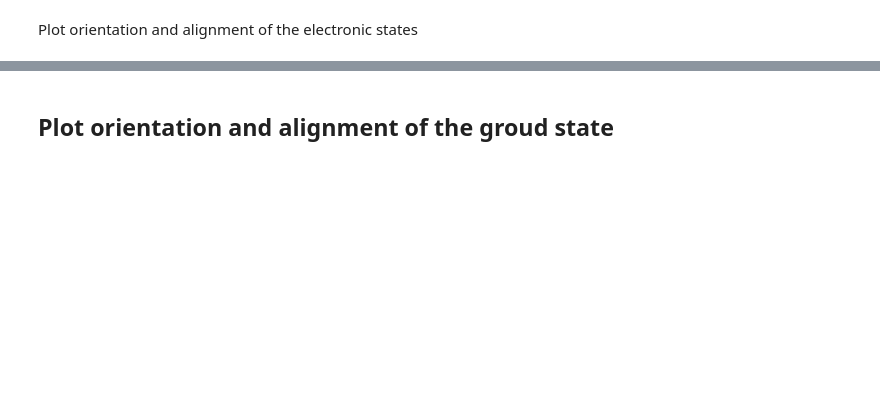
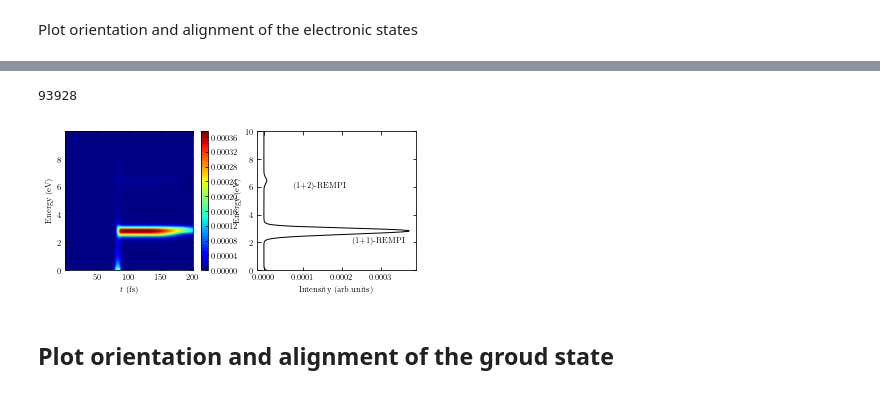
Before and after one commit to anfax/SciDataPlot, a Jupyter notebook: Python/Ionplot.ipynb, the cells around one changed output, grey strips where cells are left out. Saved outputs shown, nothing was run; the diff lists cells and outputs as text; code cells hidden in the pictures; blank space fills up the shorter version.

```diff
--- a/Python/Ionplot.ipynb
+++ b/Python/Ionplot.ipynb
@@ -560,34 +612,37 @@ x=DataAng[:,0]
 y=DataAng[:,1]
 z=DataAng[:,2]
 # plt.xlim(-5, 5)
 # plt.ylim(-5, 5)
 ax=plt.tricontourf(x,y,z,levels,cmap='jet')
 
 #interpolation='spline16'
 plt.colorbar()
 plt.xlabel("$t$ ("+timeUnit+")")
 plt.ylabel("Energy (eV)")
 plt.subplot(1,2,2)
 data =np.loadtxt(dir+"timeenergyspctra.dat")
 #DataAng=scipy.ndimage.zoom(DataAng,1)
 #plt.style.use('_mpl-gallery-nogrid')
 l=np.argmax(data[:,2])
 x=data[l-10:l+90,1]
 print(l)
 y=data[l-10:l+90,2]
 x1=np.arange(min(x),max(x),(max(x)-min(x))/200)
 from scipy import interpolate
 y1=interpolate.interp1d(x,y,kind='cubic')(x1)
 plt.ylim(0,10)
 #plt.xlim(-0.009, 0.1)
 plt.plot(y1,x1,'k')
-plt.text(0.3*(max(y)-min(y)),0.6*(max(x)-min(x)),'(1+2)-REMPI')
+plt.text(0.2*(max(y)-min(y)),0.6*(max(x)-min(x)),'(1+2)-REMPI')
 plt.text(0.6*(max(y)-min(y)),0.2*(max(x)-min(x)),'(1+1)-REMPI')
 #interpolation='spline16'
 plt.ylabel("Energy (eV)")
 plt.xlabel("Intensity (arb.units)")
 plt.savefig(dir+"timeenergyspctraplustimeend."+figureType,bbox_inches = 'tight',transparent=True,dpi=figureDPI)
 plt.show()
+# %% [output]
+93928
+[figure, added]
 # %%
 os.startfile(dir)
 # %% [markdown]
```
Also changed, not shown: parts of 29 cells of this notebook, 3 other files.
